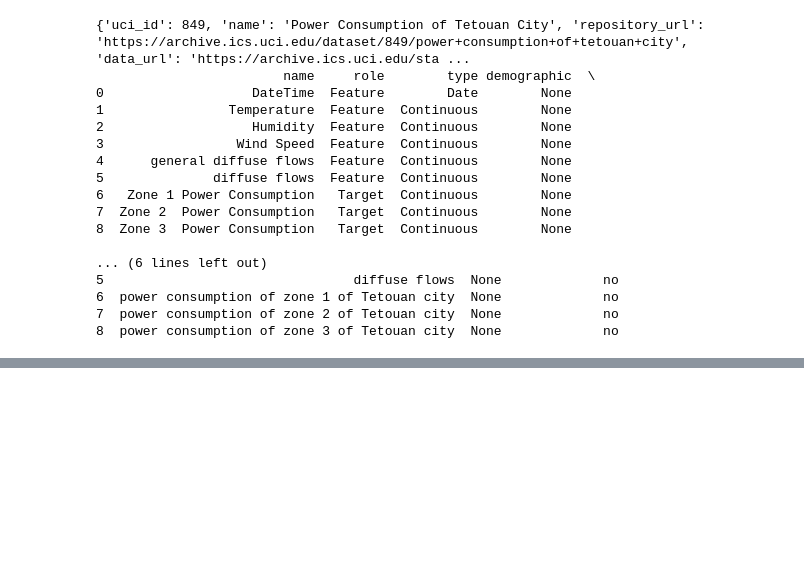
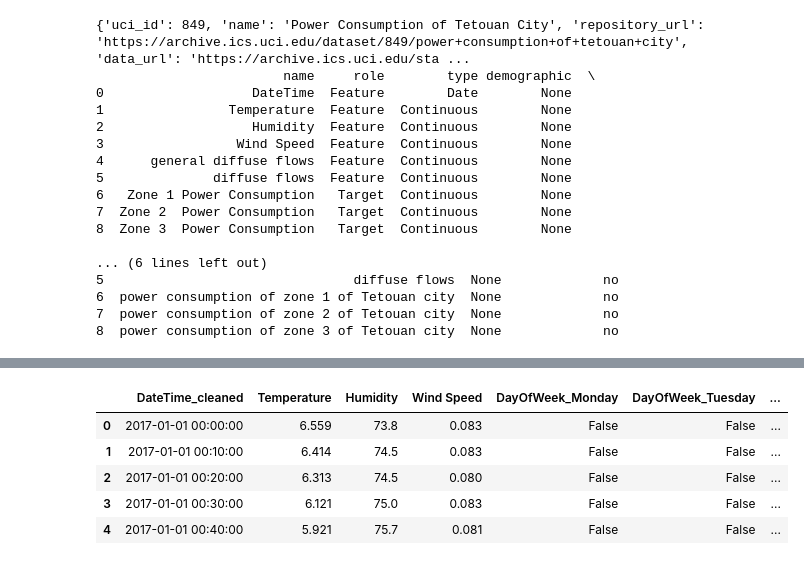
Before and after one commit to JosMal96/powerhouse-squad-project, a Jupyter notebook: data_cleaning_nb.ipynb, the cells around one changed output, grey strips where cells are left out. Saved outputs shown, nothing was run; the diff lists cells and outputs as text; code cells hidden in the pictures; blank space fills up the shorter version.

```diff
--- a/data_cleaning_nb.ipynb
+++ b/data_cleaning_nb.ipynb
@@ -50,0 +206,28 @@ print(tetouan.variables)
+# %%
+# tetouan_df_cleaned = tetouan_df.drop(columns=['DayCategory','DateTime2'],inplace=True)
+
+# Get_dummies for categorical columns
+# tetouan_df_cleaned = pd.get_dummies(tetouan_df, columns=['DayOfWeek','TimeOfDay'])
+# Reorganize the 3 power consumption to the end of the column list
+# Ensure all columns exist in the DataFrame
+expected_columns = [
+    'DateTime_cleaned', 'Temperature', 'Humidity', 'Wind Speed',
+    'DayOfWeek_Monday', 'DayOfWeek_Tuesday', 'DayOfWeek_Wednesday',
+    'DayOfWeek_Thursday', 'DayOfWeek_Friday', 'DayOfWeek_Saturday',
+    'DayOfWeek_Sunday', 'TimeOfDay_Morning', 'TimeOfDay_Afternoon',
+    'TimeOfDay_Evening', 'TimeOfDay_Night',
+    'Zone 1 Power Consumption', 'Zone 2  Power Consumption', 'Zone 3  Power Consumption'
+]
+
+# Select only the expected columns
+tetouan_df_cleaned = tetouan_df_cleaned[expected_columns]
+
+# Display the first few rows of the cleaned DataFrame
+tetouan_df_cleaned.head()
+# %% [output]
+|  | DateTime_cleaned | Temperature | Humidity | Wind Speed | DayOfWeek_Monday | DayOfWeek_Tuesday | ... |
+| 0 | 2017-01-01 00:00:00 | 6.559 | 73.8 | 0.083 | False | False | ... |
+| 1 | 2017-01-01 00:10:00 | 6.414 | 74.5 | 0.083 | False | False | ... |
+| 2 | 2017-01-01 00:20:00 | 6.313 | 74.5 | 0.080 | False | False | ... |
+| 3 | 2017-01-01 00:30:00 | 6.121 | 75.0 | 0.083 | False | False | ... |
+| 4 | 2017-01-01 00:40:00 | 5.921 | 75.7 | 0.081 | False | False | ... |
```
Also changed, not shown: parts of 16 cells of this notebook, 1 other file.
